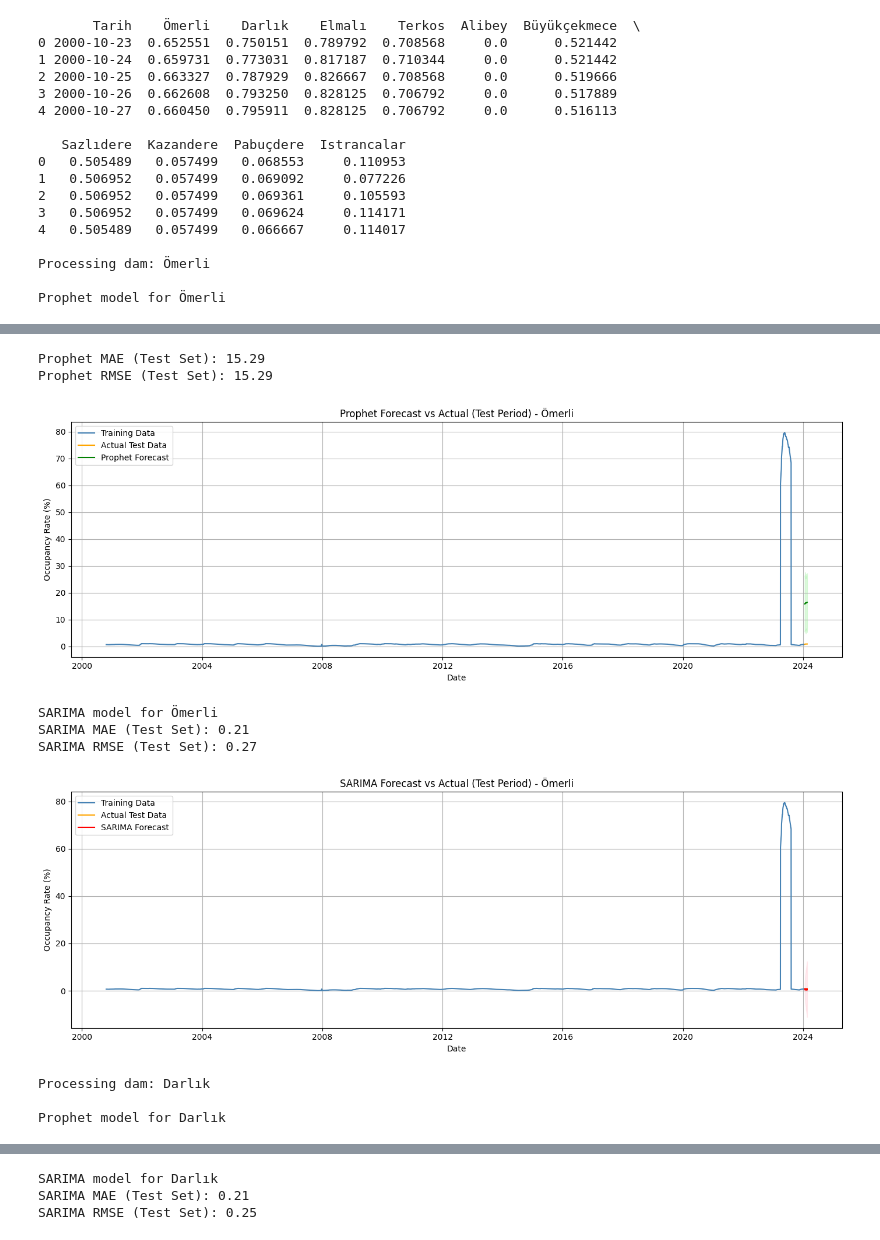
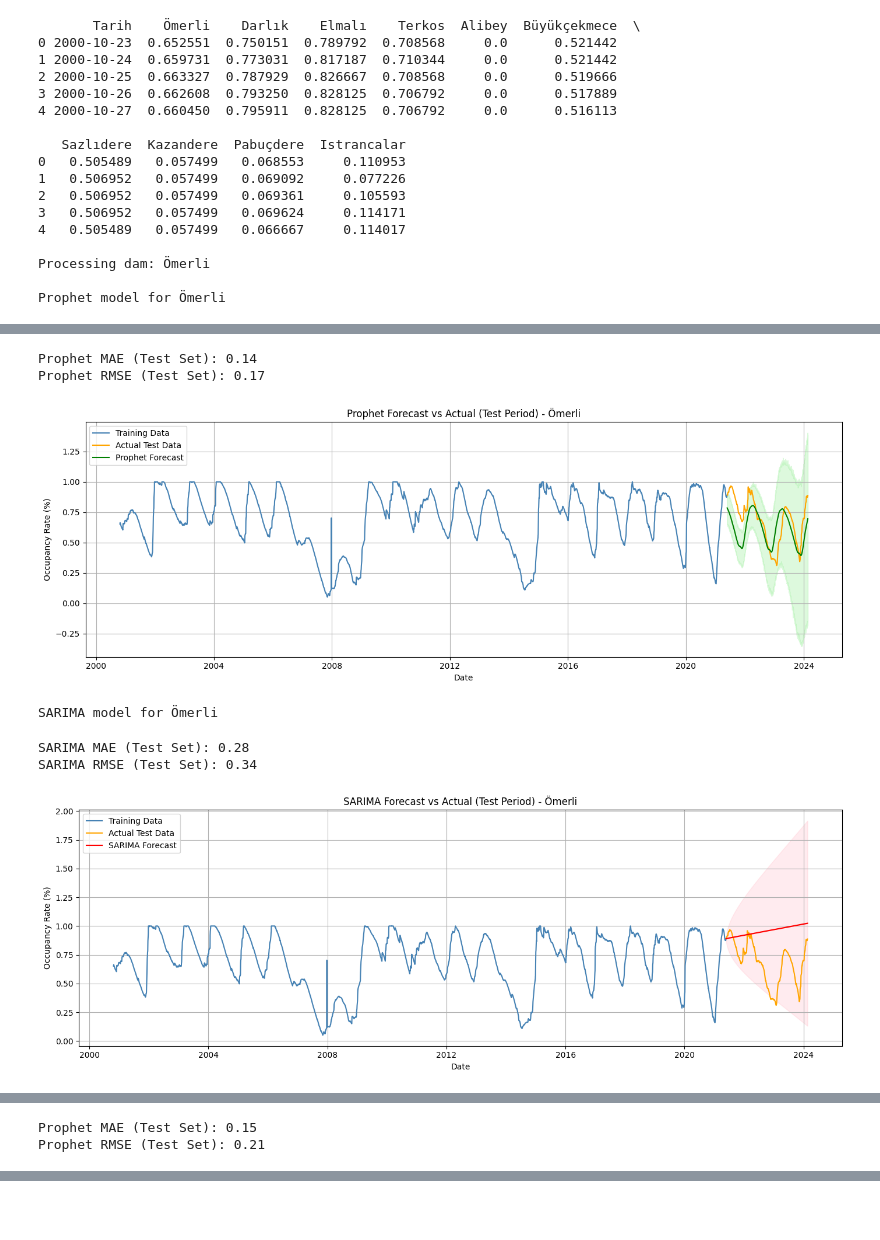
Before and after one commit to mertaltunn/Forecasting-of-Occupancy-Rate-of-Dams-with-Deep-Learning-and-Time-Series-Analysis, a Jupyter notebook: notebooks/03_dam_specific_models.ipynb, the cells around one changed output, grey strips where cells are left out. Drawn from its saved outputs; the diff is of its cells as text; code cells hidden in the pictures; blank space fills up the shorter version.

```diff
--- a/notebooks/03_dam_specific_models.ipynb
+++ b/notebooks/03_dam_specific_models.ipynb
@@ -27,8 +27,8 @@ for dam in dams:
     dam_df = df[['Tarih', dam]].dropna().rename(columns={'Tarih': 'ds', dam: 'y'})
 
     # Splitting the data into train and test sets (last 30 days for testing)
-    train_df = dam_df[:-30]
-    test_df = dam_df[-30:]
+    train_df = dam_df[:-1000]
+    test_df = dam_df[-1000:]
 
     # -------------------- Prophet Model --------------------
     print(f"\nProphet model for {dam}")
@@ -65,15 +65,15 @@ for dam in dams:
 
     # Preparing the time series for SARIMA (ensuring DatetimeIndex and setting daily frequency explicitly)
     dam_series = dam_df.set_index('ds')['y']
-    train_series = dam_series[:-30].asfreq('D')
-    test_series = dam_series[-30:]  # test_series already DatetimeIndex, keeping as is
+    train_series = dam_series[:-1000].asfreq('D')
+    test_series = dam_series[-1000:]  # test_series already DatetimeIndex, keeping as is
 
     # Fitting SARIMA model with default parameters (now no frequency warning)
     model_sarima = sm.tsa.statespace.SARIMAX(train_series, order=(1,1,1), seasonal_order=(1,1,1,12))
     result_sarima = model_sarima.fit()
 
     # Forecasting test period
-    forecast_sarima = result_sarima.get_forecast(steps=30)
+    forecast_sarima = result_sarima.get_forecast(steps=1000)
     pred_sarima = forecast_sarima.predicted_mean
     ci_sarima = forecast_sarima.conf_int()
 
@@ -120,10 +120,7 @@ Prophet model for Ömerli
-Prophet MAE (Test Set): 15.29
-Prophet RMSE (Test Set): 15.29
+Prophet MAE (Test Set): 0.14
+Prophet RMSE (Test Set): 0.17
-[figure, old version]
+[figure, new version]
 SARIMA model for Ömerli
-SARIMA MAE (Test Set): 0.21
-SARIMA RMSE (Test Set): 0.27
+SARIMA MAE (Test Set): 0.28
+SARIMA RMSE (Test Set): 0.34
-[figure, old version]
+[figure, new version]
-Processing dam: Darlık
-
-Prophet model for Darlık
@@ -133,0 +132,2 @@ Prophet RMSE (Test Set): 12.26
+Prophet MAE (Test Set): 0.15
+Prophet RMSE (Test Set): 0.21
@@ -135,3 +134,0 @@ Prophet RMSE (Test Set): 12.26
-SARIMA model for Darlık
-SARIMA MAE (Test Set): 0.21
-SARIMA RMSE (Test Set): 0.25
```
Also changed, not shown: parts of 1 cell of this notebook, 14 other files.
